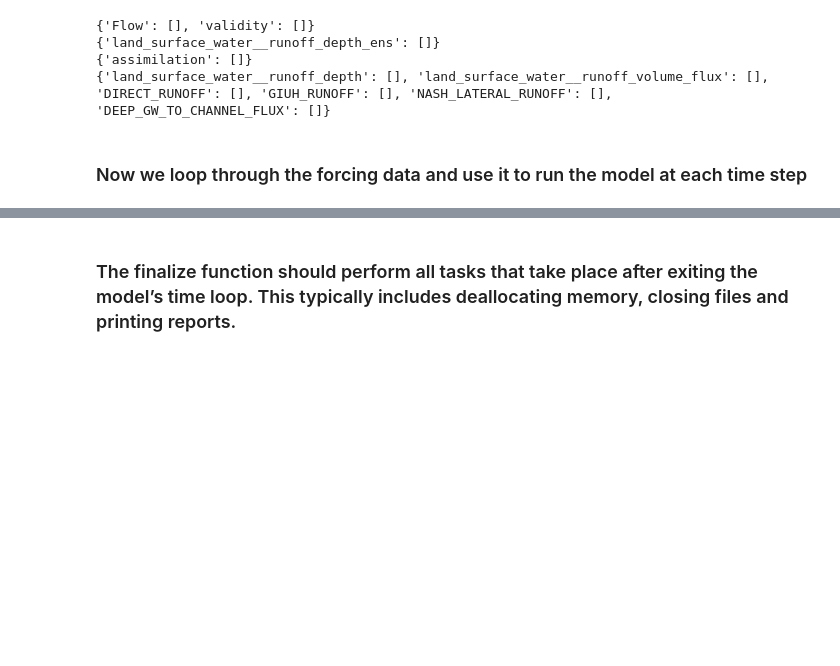
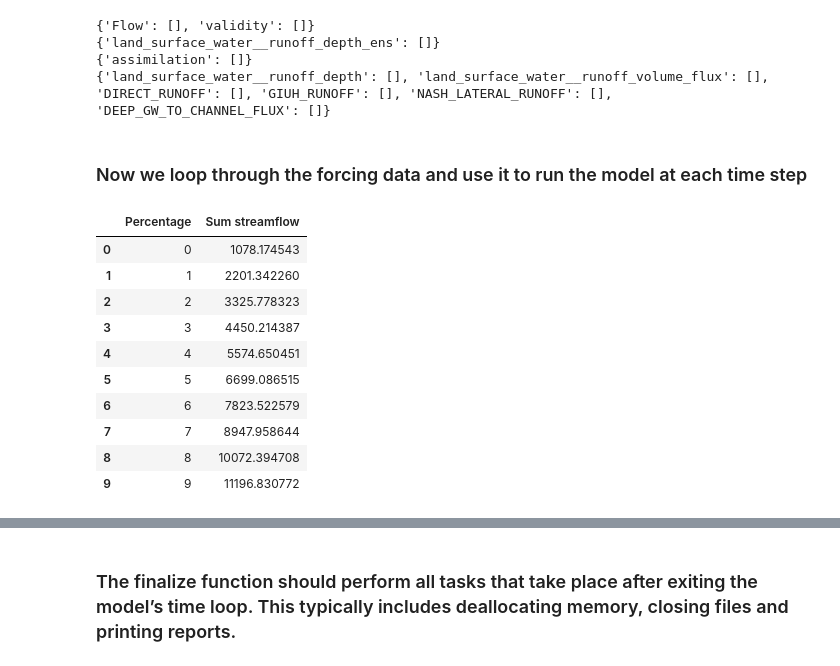
Before and after one commit to zbutler33/NextGen---The-Simulators-, a Jupyter notebook: Toy_Model/Toymodel_CFE.ipynb, the cells around one changed output, grey strips where cells are left out. Cells and saved outputs as stored; diff of their text form; code cells hidden in the pictures; blank space fills up the shorter version.

```diff
--- a/Toy_Model/Toymodel_CFE.ipynb
+++ b/Toy_Model/Toymodel_CFE.ipynb
@@ -175,21 +176,3 @@ print(cfe_output_lists)
     # if DA streamflow value is greater than the mean of #cfs, then 25 should be lowered by #%
         # #% is based on range of %changes
         # Else, 23 should be raised by #% based on range of %changes
-# %%
-# Reference value for streamflow
-percent_list = 1
-
-cfe_instance.set_value('state_var_change', percent_list) #value of precip from forcing data in loop
-
-for i, precip in enumerate(df_forcing['APCP_surface']): #i is
-
-    framework_time = (1+i)*3600 #seconds since starting simulation
-
-    # Run CFE model
-    cfe_instance.set_value('atmosphere_water__time_integral_of_precipitation_mass_flux', precip) #value of precip from forcing data in loop
-    cfe_instance.update()
-    outflow = cfe_instance.get_value('land_surface_water__runoff_depth')
-
-originial_outflow = np.sum(outflow)
-
-originial_outflow
@@ -219,0 +179,38 @@ df
+# %%
+cfe = []
+cfe_sum = []
+outflow_list =[]
+
+percent_list = np.arange(0,10,1)
+#percent_list = [0.05, 0.2, 0.5, 1.5, 10]
+#percentList = percent_list.tolist()
+
+for percent in percent_list:
+
+    cfe_instance.set_value('state_var_change', percent) #value of precip from forcing data in loop
+
+    for i, precip in enumerate(df_forcing['APCP_surface']): #i is
+
+        framework_time = (1+i)*3600 #seconds since starting simulation
+
+        # Run CFE model
+        cfe_instance.set_value('atmosphere_water__time_integral_of_precipitation_mass_flux', precip) #value of precip from forcing data in loop
+        cfe_instance.update()
+        outflow_list.append(cfe_instance.get_value('land_surface_water__runoff_depth'))
+        #outflow_diff = outflow/originial_outflow
+    cfe_sum.append(np.sum(outflow_list))
+
+df = pd.DataFrame({'Percentage':percent_list,'Sum streamflow':cfe_sum})
+df
+# %% [output]
+|  | Percentage | Sum streamflow |
+| 0 | 0 | 1078.174543 |
+| 1 | 1 | 2201.342260 |
+| 2 | 2 | 3325.778323 |
+| 3 | 3 | 4450.214387 |
+| 4 | 4 | 5574.650451 |
+| 5 | 5 | 6699.086515 |
+| 6 | 6 | 7823.522579 |
+| 7 | 7 | 8947.958644 |
+| 8 | 8 | 10072.394708 |
+| 9 | 9 | 11196.830772 |
```
Also changed, not shown: parts of 7 cells of this notebook, 1 other file.
